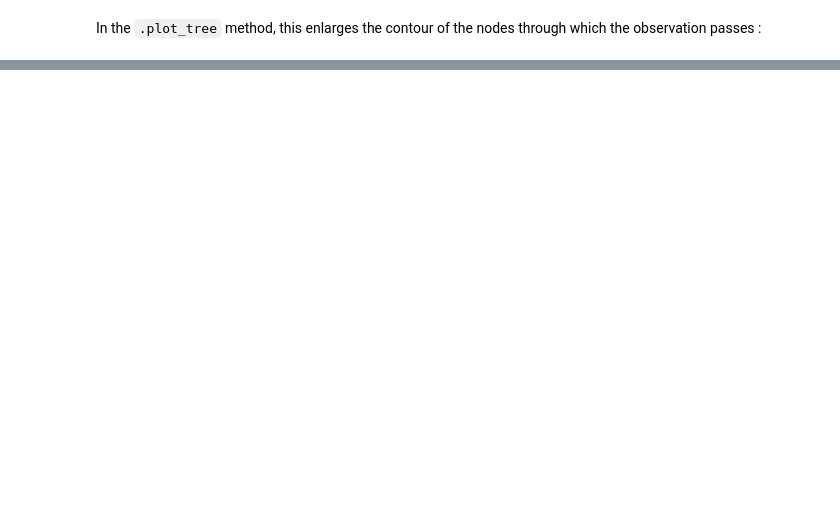
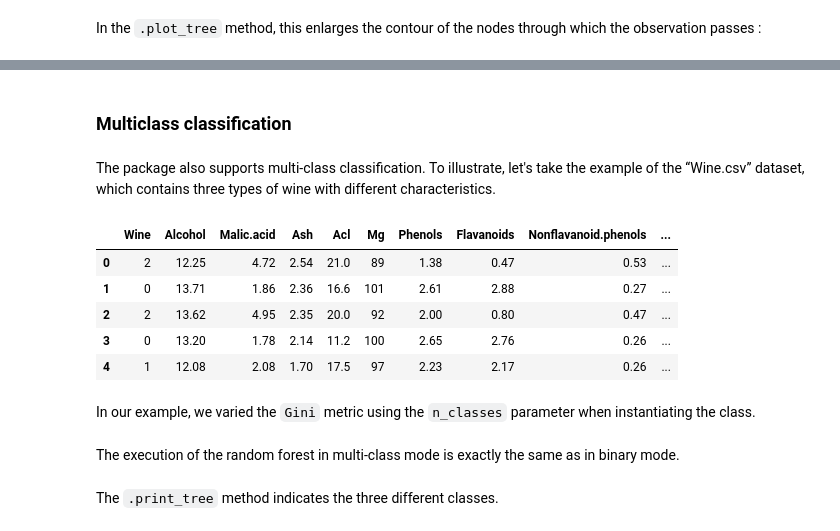
Before and after one commit to AntoinePinto/custom-decision-trees, a Jupyter notebook: notebooks/DecisionTree.ipynb, the cells around one changed output, grey strips where cells are left out. Saved outputs shown, nothing was run; the diff lists cells and outputs as text; code cells hidden in the pictures; blank space fills up the shorter version.

Commit message:
feat(classification) : support multiclass classification

```diff
--- a/notebooks/DecisionTree.ipynb
+++ b/notebooks/DecisionTree.ipynb
@@ -256,0 +265,17 @@ decision_tree.plot_tree(
+# %% [markdown]
+### Multiclass classification
+# %% [markdown]
+The package also supports multi-class classification. To illustrate, let's take the example of the “Wine.csv” dataset, which contains three types of wine with different characteristics.
+# %%
+df = pd.read_csv("notebooks/data/wine.csv")
+
+df.head()
+# %% [output]
+|  | Wine | Alcohol | Malic.acid | Ash | Acl | Mg | Phenols | Flavanoids | Nonflavanoid.phenols | ... |
+| 0 | 2 | 12.25 | 4.72 | 2.54 | 21.0 | 89 | 1.38 | 0.47 | 0.53 | ... |
+| 1 | 0 | 13.71 | 1.86 | 2.36 | 16.6 | 101 | 2.61 | 2.88 | 0.27 | ... |
+| 2 | 2 | 13.62 | 4.95 | 2.35 | 20.0 | 92 | 2.00 | 0.80 | 0.47 | ... |
+| 3 | 0 | 13.20 | 1.78 | 2.14 | 11.2 | 100 | 2.65 | 2.76 | 0.26 | ... |
+| 4 | 1 | 12.08 | 2.08 | 1.70 | 17.5 | 97 | 2.23 | 2.17 | 0.26 | ... |
+# %% [markdown]
+In our example, we varied the `Gini` metric using the `n_classes` parameter when instantiating the class.
@@ -256,0 +284,2 @@ decision_tree.plot_tree(
+# %% [markdown]
+The execution of the random forest in multi-class mode is exactly the same as in binary mode.
@@ -256,0 +308,2 @@ decision_tree.plot_tree(
+# %% [markdown]
+The `.print_tree` method indicates the three different classes.
```
Also changed, not shown: parts of 12 cells of this notebook, 9 other files.
